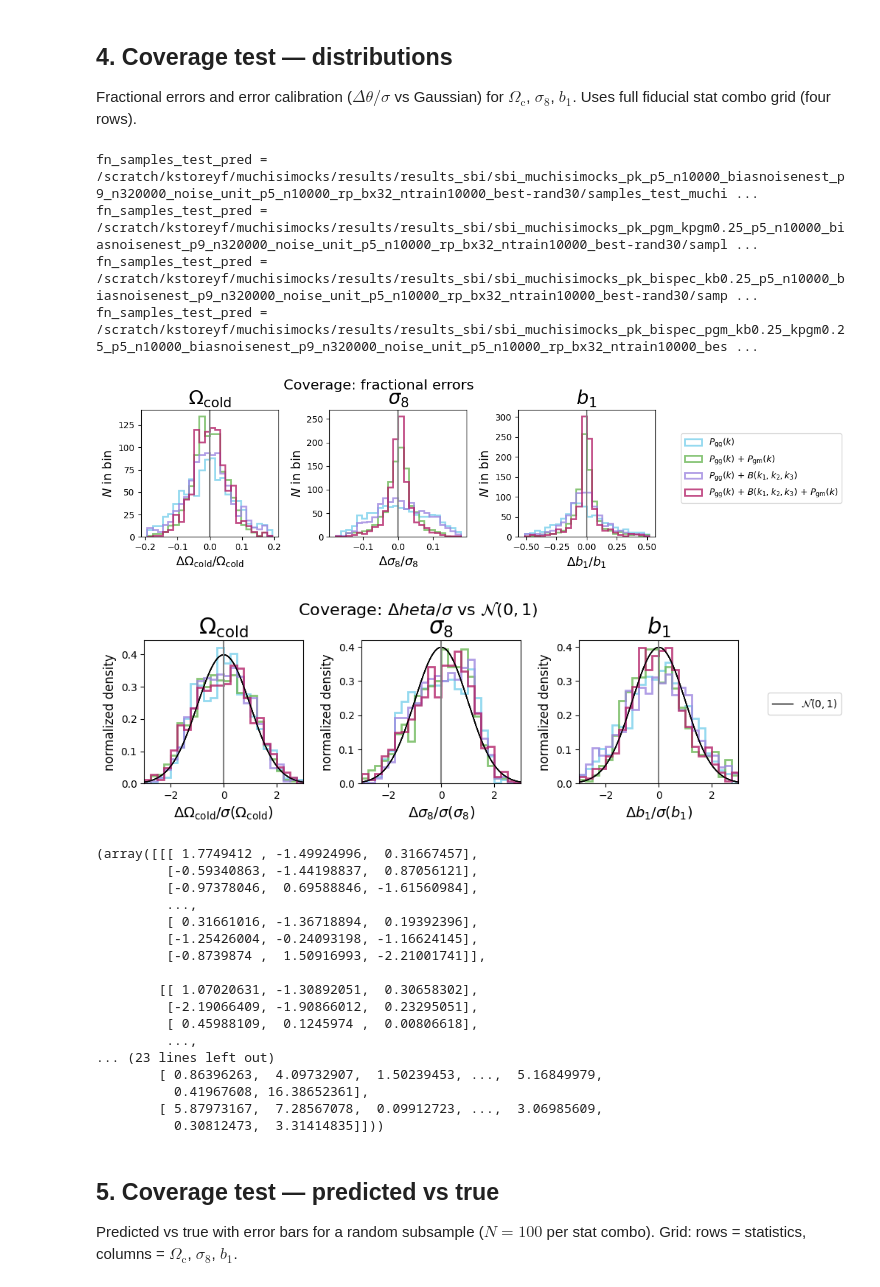
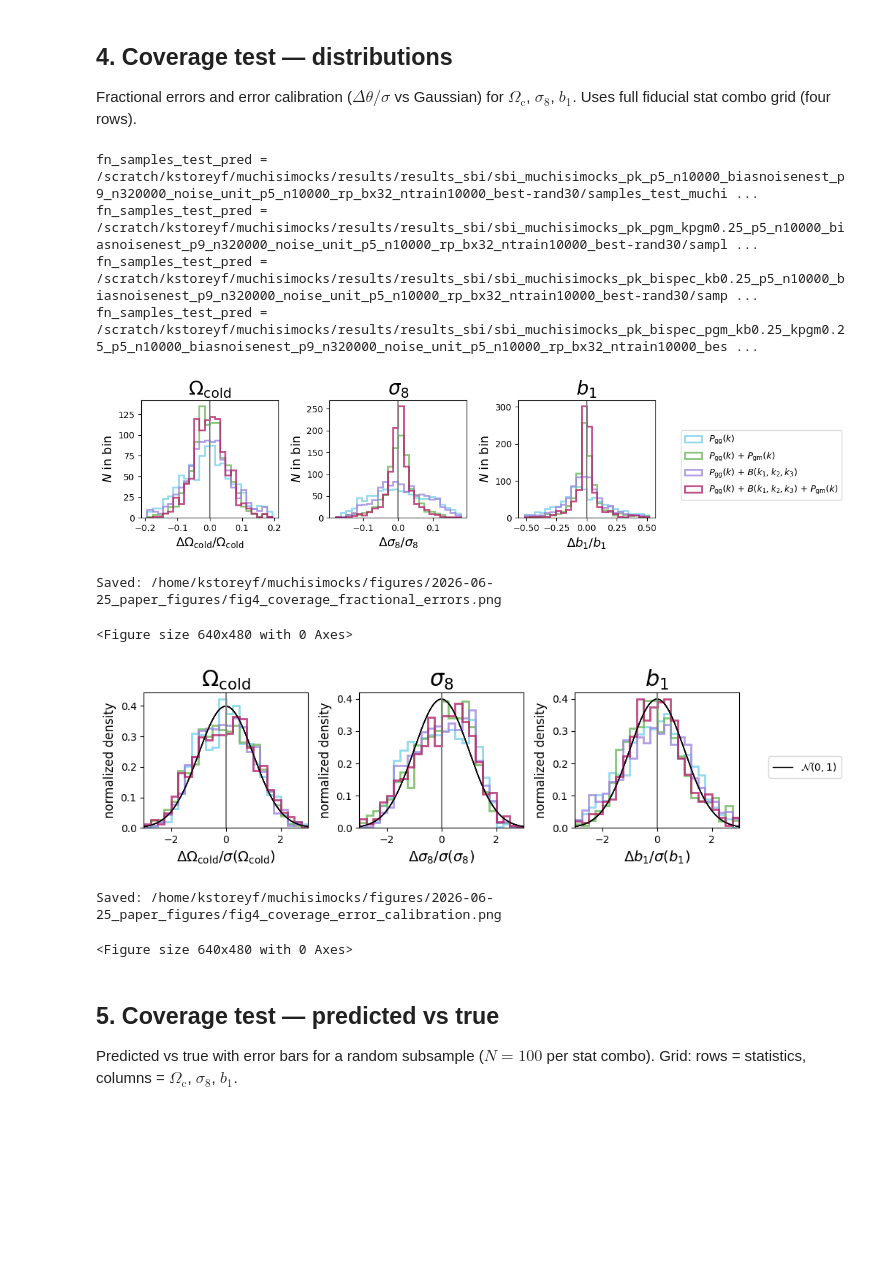
Before and after one commit to kstoreyf/muchisimocks, a Jupyter notebook: notebooks/2026-06-11_paper_figures.ipynb, the cells around one changed output. Drawn from its saved outputs; the diff is of its cells as text; code cells hidden in the pictures; blank space fills up the shorter version.

```diff
--- a/notebooks/2026-06-11_paper_figures.ipynb
+++ b/notebooks/2026-06-11_paper_figures.ipynb
@@ -389,54 +398,46 @@ theta_true_arr, theta_pred_arr, _, covs_pred_arr, _ = utils_plot.load_test_predi
     tags_biasparams_test=TAG_BIASPARAMS_TEST_COV,
     cosmo_param_names_vary=cosmo_vary,
     bias_param_names_vary=bias_vary,
     param_names_vary=param_vary,
     tag_reparam=tag_reparam,
     param_names_show=param_names_key_rp,
 )
+theta_true_arr, theta_pred_arr, covs_pred_arr = filter_finite_coverage_rows(
+    theta_true_arr, theta_pred_arr, covs_pred_arr,
+)
 
 plotter.plot_dists_mean_subplots(
     theta_pred_arr, theta_true_arr, param_names_key_rp,
     param_names_plot=param_names_key,
     param_label_dict=utils_plot.param_label_dict,
     color_arr=colors_ok, label_arr=labels_ok,
     n_bins=25, alpha=0.8, histtype="step", xlim_auto=False,
     plot_cdf=False, unreparameterize=True,
-    title="Coverage: fractional errors",
+    title=None,
 )
+save_current_figure("fig4_coverage_fractional_errors")
 
 plotter.plot_dists_cov_subplots(
     theta_true_arr, theta_pred_arr, covs_pred_arr, param_names_key_rp,
     param_names_plot=param_names_key,
     param_label_dict=utils_plot.param_label_dict,
     color_arr=colors_ok, label_arr=labels_ok,
     nbins=25, alpha=0.8, histtype="step", plot_cdf=False,
     unreparameterize=True,
-    title="Coverage: $\Delta\theta/\sigma$ vs $\mathcal{N}(0,1)$",
+    title=None,
 )
+save_current_figure("fig4_coverage_error_calibration")
 # %% [output]
 fn_samples_test_pred = /scratch/kstoreyf/muchisimocks/results/results_sbi/sbi_muchisimocks_pk_p5_n10000_biasnoisenest_p9_n320000_noise_unit_p5_n10000_rp_bx32_ntrain10000_best-rand30/samples_test_muchi ...
 fn_samples_test_pred = /scratch/kstoreyf/muchisimocks/results/results_sbi/sbi_muchisimocks_pk_pgm_kpgm0.25_p5_n10000_biasnoisenest_p9_n320000_noise_unit_p5_n10000_rp_bx32_ntrain10000_best-rand30/sampl ...
 fn_samples_test_pred = /scratch/kstoreyf/muchisimocks/results/results_sbi/sbi_muchisimocks_pk_bispec_kb0.25_p5_n10000_biasnoisenest_p9_n320000_noise_unit_p5_n10000_rp_bx32_ntrain10000_best-rand30/samp ...
 fn_samples_test_pred = /scratch/kstoreyf/muchisimocks/results/results_sbi/sbi_muchisimocks_pk_bispec_pgm_kb0.25_kpgm0.25_p5_n10000_biasnoisenest_p9_n320000_noise_unit_p5_n10000_rp_bx32_ntrain10000_bes ...
-[figure, old version]
+[figure, new version]
+Saved: /home/kstoreyf/muchisimocks/figures/2026-06-25_paper_figures/fig4_coverage_fractional_errors.png
+<Figure size 640x480 with 0 Axes>
-[figure, old version]
+[figure, new version]
-(array([[[ 1.7749412 , -1.49924996,  0.31667457],
-         [-0.59340863, -1.44198837,  0.87056121],
-         [-0.97378046,  0.69588846, -1.61560984],
-         ...,
-         [ 0.31661016, -1.36718894,  0.19392396],
-         [-1.25426004, -0.24093198, -1.16624145],
-         [-0.8739874 ,  1.50916993, -2.21001741]],
-
-        [[ 1.07020631, -1.30892051,  0.30658302],
-         [-2.19066409, -1.90866012,  0.23295051],
-         [ 0.45988109,  0.1245974 ,  0.00806618],
-         ...,
-... (23 lines left out)
-        [ 0.86396263,  4.09732907,  1.50239453, ...,  5.16849979,
-          0.41967608, 16.38652361],
-        [ 5.87973167,  7.28567078,  0.09912723, ...,  3.06985609,
-          0.30812473,  3.31414835]]))
+Saved: /home/kstoreyf/muchisimocks/figures/2026-06-25_paper_figures/fig4_coverage_error_calibration.png
+<Figure size 640x480 with 0 Axes>
 # %% [markdown]
 ## 5. Coverage test — predicted vs true
 
```
Also changed, not shown: parts of 31 cells of this notebook, 11 other files.
